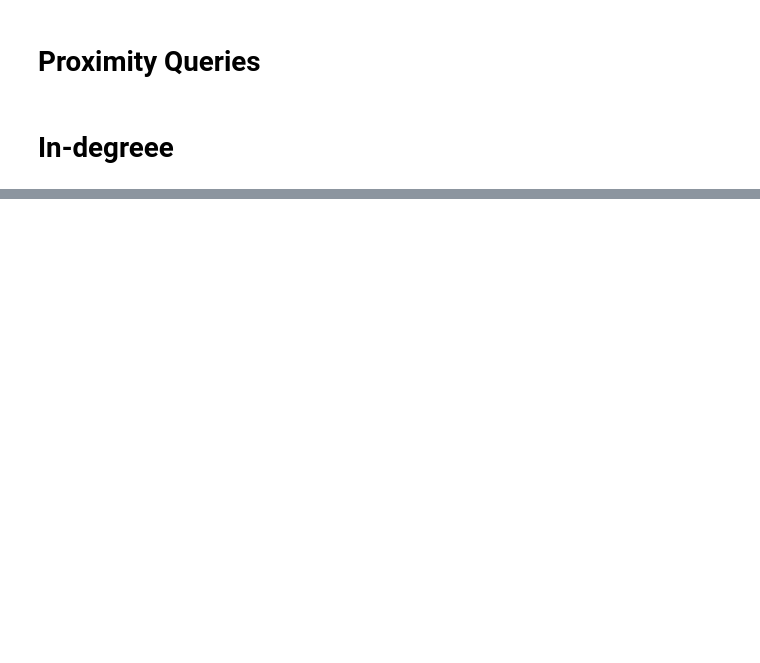
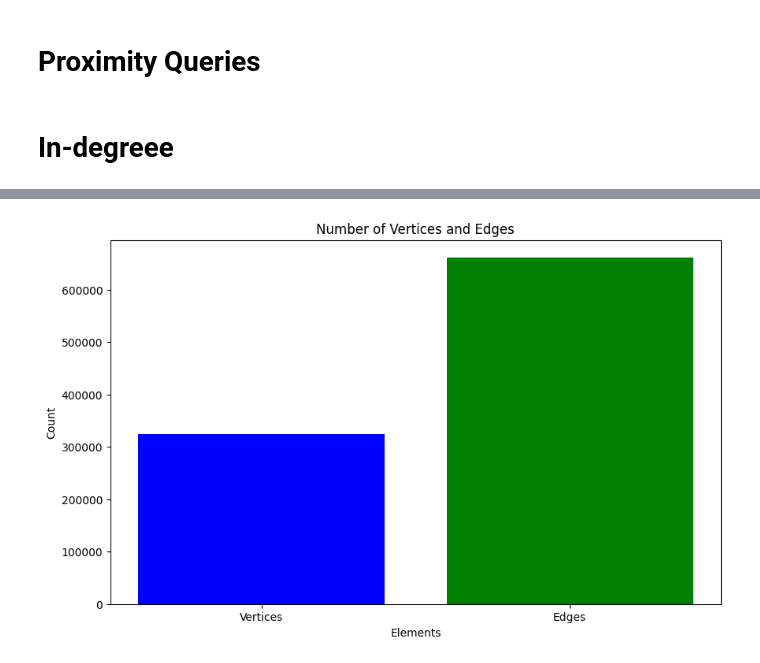
Before and after one commit to ebsmartin/Excavating_GeoSpatial_Insights_from_DataLakes, a Jupyter notebook: notebooks/GraphAnalysis.ipynb, the cells around one changed output, grey strips where cells are left out. Saved outputs shown, nothing was run; the diff lists cells and outputs as text; code cells hidden in the pictures; blank space fills up the shorter version.

```diff
--- a/notebooks/GraphAnalysis.ipynb
+++ b/notebooks/GraphAnalysis.ipynb
@@ -35,7 +36,7 @@ from pyspark.sql.functions import col
 spark = SparkSession \
     .builder \
     .appName("GraphFramesExample") \
-    .master('spark://columbus-oh.cs.colostate.edu:30800') \
+    .master('spark://hartford:30196') \
     .config("spark.jars.packages", "graphframes:graphframes:0.8.3-spark3.4-s_2.12") \
     .config("spark.yarn.resourcemanager.address", "columbia.cs.colostate.edu:30799") \
     .getOrCreate()
@@ -71,7 +72,7 @@ java_import(spark._jvm, 'org.apache.hadoop.fs.Path')
 fs = spark._jvm.org.apache.hadoop.fs.FileSystem.get(spark._jsc.hadoopConfiguration())
 # %%
 def get_csv_df(file_name: str):
-    data_directory = "hdfs://columbus-oh.cs.colostate.edu:30785/geospatial/graph/"
+    data_directory = "hdfs://hartford.cs.colostate.edu:30181/geospatial/input/knowledge_graphs/"
     print(f"Processing file: {file_name}")
 
     if "Nodes" in file_name:
@@ -193,0 +648,20 @@ g.inDegrees.show()
+# %%
+import matplotlib.pyplot as plt
+import pandas as pd
+
+# Count the number of vertices and edges
+num_vertices = g.vertices.count()
+num_edges = g.edges.count()
+
+# Create a DataFrame with the counts
+df = pd.DataFrame({'Elements': ['Vertices', 'Edges'], 'Count': [num_vertices, num_edges]})
+
+# Plot the counts
+plt.figure(figsize=(10, 6))
+plt.bar(df['Elements'], df['Count'], color=['blue', 'green'])
+plt.title('Number of Vertices and Edges')
+plt.xlabel('Elements')
+plt.ylabel('Count')
+plt.show()
+# %% [output]
+[figure, added]
```
Also changed, not shown: parts of 28 cells of this notebook.
